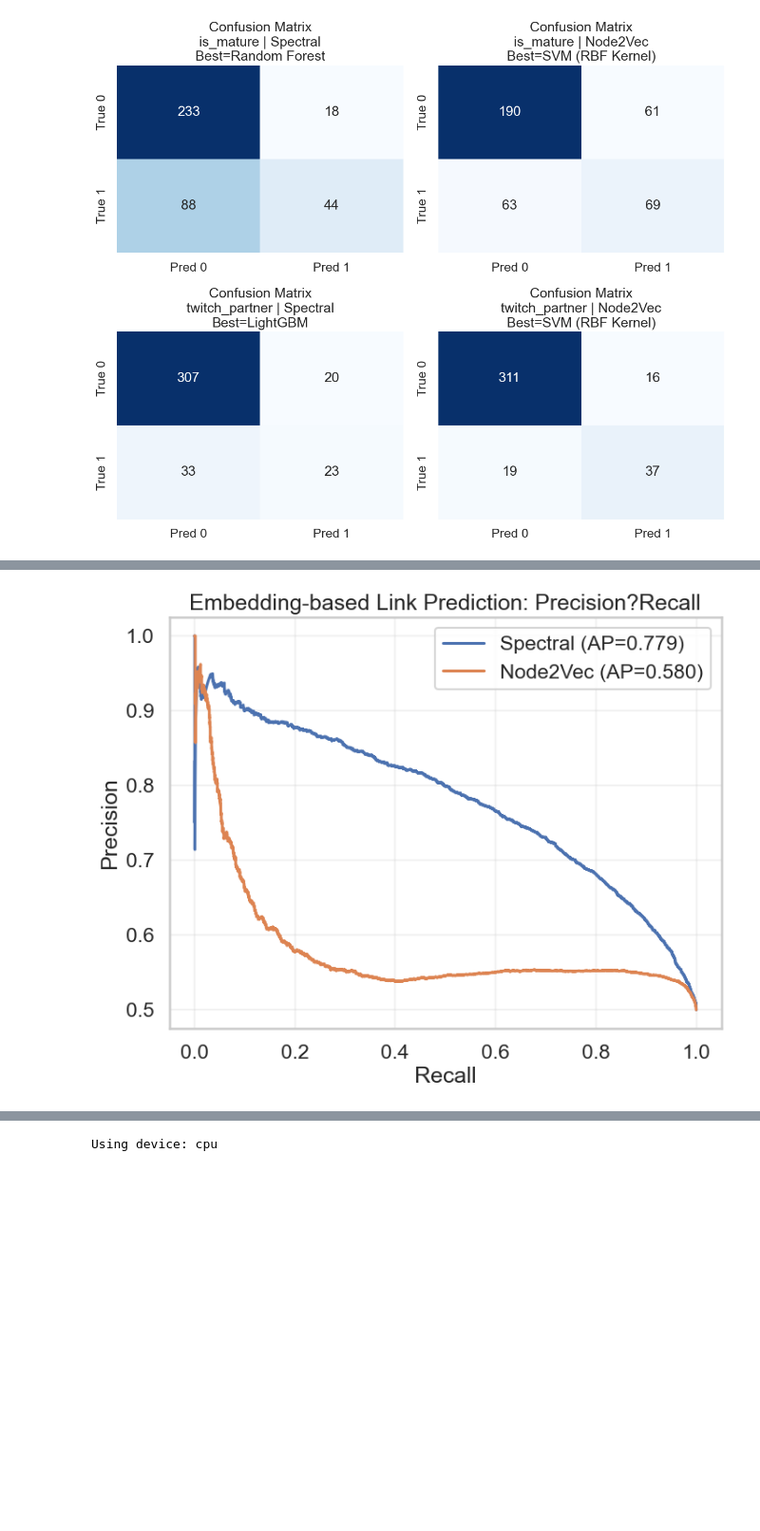
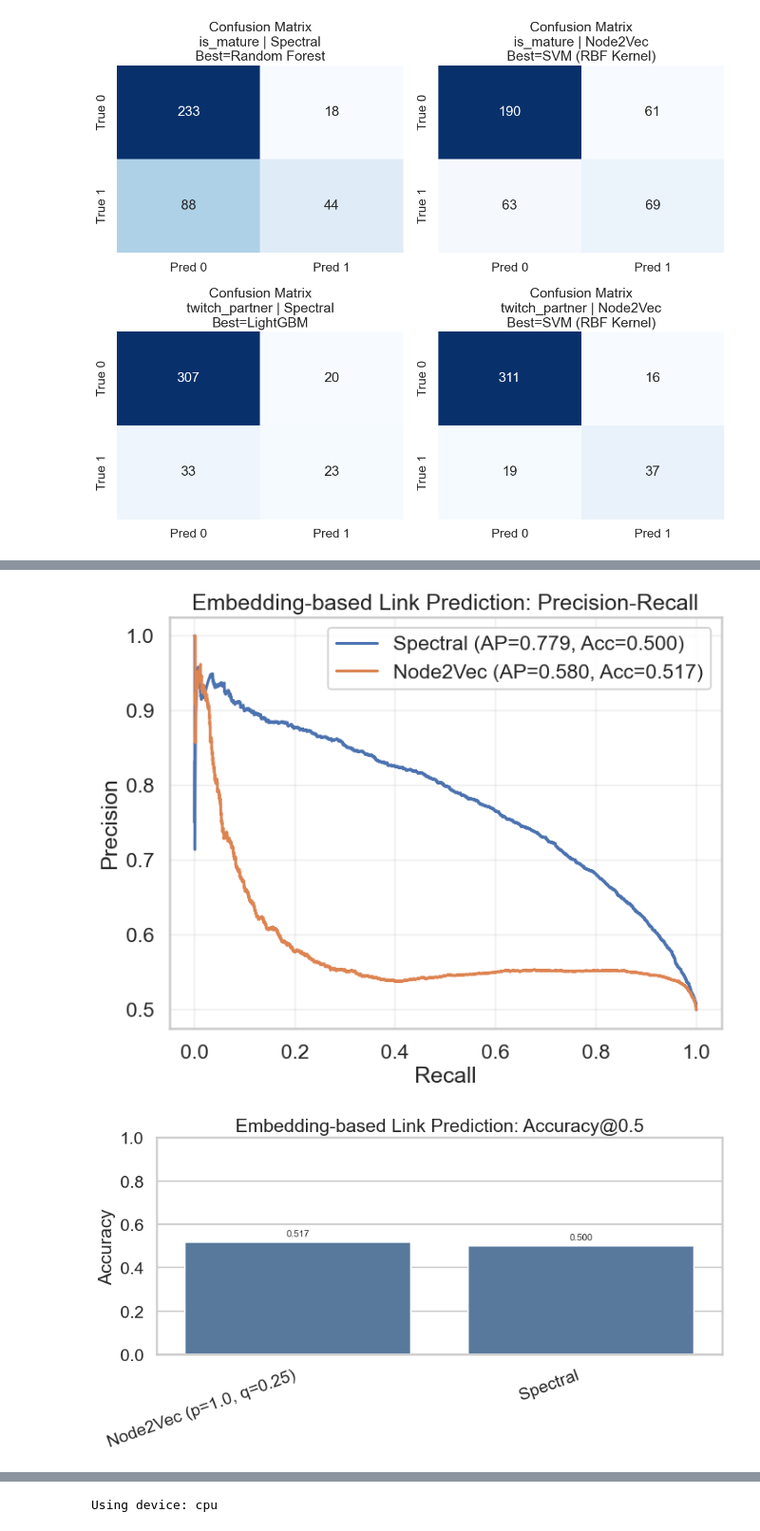
Before and after one commit to Carda01/community_detection, a Jupyter notebook: graph_ml/twitch_tasks_notebook.ipynb, the cells around one changed output, grey strips where cells are left out. Shown at 95% size. Saved outputs shown, nothing was run; the diff lists cells and outputs as text; code cells hidden in the pictures; blank space fills up the shorter version.

```diff
--- a/graph_ml/twitch_tasks_notebook.ipynb
+++ b/graph_ml/twitch_tasks_notebook.ipynb
@@ -569,7 +571,7 @@ for target_name, labels in labels_by_target.items():
         if method_name == 'Node2Vec' and node2vec_best_config is not None:
             title_suffix = f" (p={node2vec_best_config['p']}, q={node2vec_best_config['q']})"
 
-        ax.set_title(f'{method_name}{title_suffix} 2D view (target={target_name})')
+        ax.set_title(f'{method_name}{title_suffix} 2D view - TSNE (target={target_name})')
         ax.set_xticks([])
         ax.set_yticks([])
         ax.legend(loc='best', frameon=True)
@@ -1120,22 +1167,58 @@ display(lp_df)
 # %%
 # Optional: PR curves for the embedding baselines
 have_n2v = bool(globals().get("HAVE_NODE2VEC", False))
 plt.figure(figsize=(8, 6))
 prec, rec, _ = precision_recall_curve(labels_lp, probs_spec)
-plt.plot(rec, prec, label=f"Spectral (AP={average_precision_score(labels_lp, probs_spec):.3f})")
+plt.plot(
+    rec,
+    prec,
+    label=f"Spectral (AP={average_precision_score(labels_lp, probs_spec):.3f}, Acc={accuracy_score(labels_lp, (probs_spec >= 0.5).astype(int)):.3f})",
+)
 
 if have_n2v:
     prec, rec, _ = precision_recall_curve(labels_lp, probs_n2v)
-    plt.plot(rec, prec, label=f"Node2Vec (AP={average_precision_score(labels_lp, probs_n2v):.3f})")
+    plt.plot(
+        rec,
+        prec,
+        label=f"Node2Vec (AP={average_precision_score(labels_lp, probs_n2v):.3f}, Acc={accuracy_score(labels_lp, (probs_n2v >= 0.5).astype(int)):.3f})",
+    )
 
 plt.xlabel("Recall")
 plt.ylabel("Precision")
-plt.title("Embedding-based Link Prediction: Precision?Recall")
+plt.title("Embedding-based Link Prediction: Precision-Recall")
 plt.legend()
 plt.grid(alpha=0.25)
 plt.show()
+
+plt.figure(figsize=(9, 5))
+acc_df = lp_df[["method", "accuracy"]].sort_values("accuracy", ascending=False)
+ax = sns.barplot(data=acc_df, x="method", y="accuracy", color="#4C78A8")
+ax.set_title("Embedding-based Link Prediction: Accuracy@0.5")
+ax.set_xlabel("")
+ax.set_ylabel("Accuracy")
+ax.set_ylim(0, 1)
+ax.tick_params(axis='x', labelrotation=20)
+for label in ax.get_xticklabels():
+    label.set_ha('right')
+
+for p in ax.patches:
+    h = p.get_height()
+    if np.isfinite(h):
+        ax.annotate(
+            f"{h:.3f}",
+            (p.get_x() + p.get_width() / 2.0, h),
+            ha='center',
+            va='bottom',
+            xytext=(0, 4),
+            textcoords='offset points',
+            fontsize=9,
+        )
+
+plt.tight_layout()
+plt.show()
 # %% [output]
-[figure, old version]
+[figure, new version]
+[figure, added]
 # %% [markdown]
 ## Task B: GraphSAGE Link Prediction
 
```
Also changed, not shown: parts of 14 cells of this notebook.
